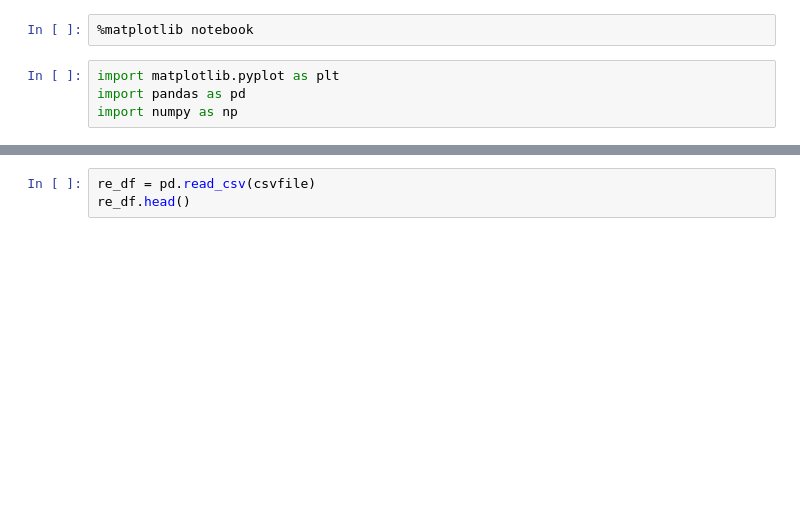
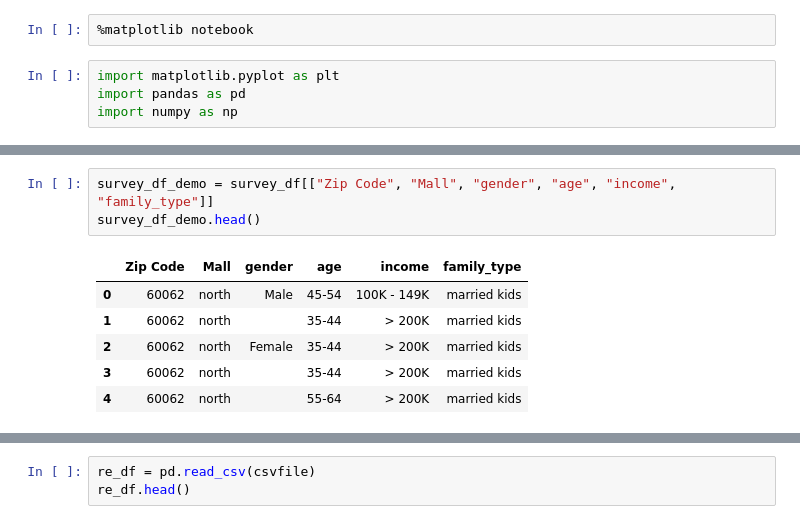
Before and after one commit to miumiuannie/Project-1-Group-7, a Jupyter notebook: RealEstate1.ipynb, the cells around one changed output, grey strips where cells are left out. Saved outputs shown, nothing was run; the diff lists cells and outputs as text; blank space fills up the shorter version.

```diff
--- a/RealEstate1.ipynb
+++ b/RealEstate1.ipynb
@@ -9,0 +22,10 @@ csvfile = 'RDC_InventoryCoreMetrics_Zip_Hist.csv'
+# %%
+survey_df_demo = survey_df[["Zip Code", "Mall", "gender", "age", "income", "family_type"]]
+survey_df_demo.head()
+# %% [output]
+|  | Zip Code | Mall | gender | age | income | family_type |
+| 0 | 60062 | north | Male | 45-54 | 100K - 149K | married kids |
+| 1 | 60062 | north |  | 35-44 | > 200K | married kids |
+| 2 | 60062 | north | Female | 35-44 | > 200K | married kids |
+| 3 | 60062 | north |  | 35-44 | > 200K | married kids |
+| 4 | 60062 | north |  | 55-64 | > 200K | married kids |
```
Also changed, not shown: parts of 7 cells of this notebook.
